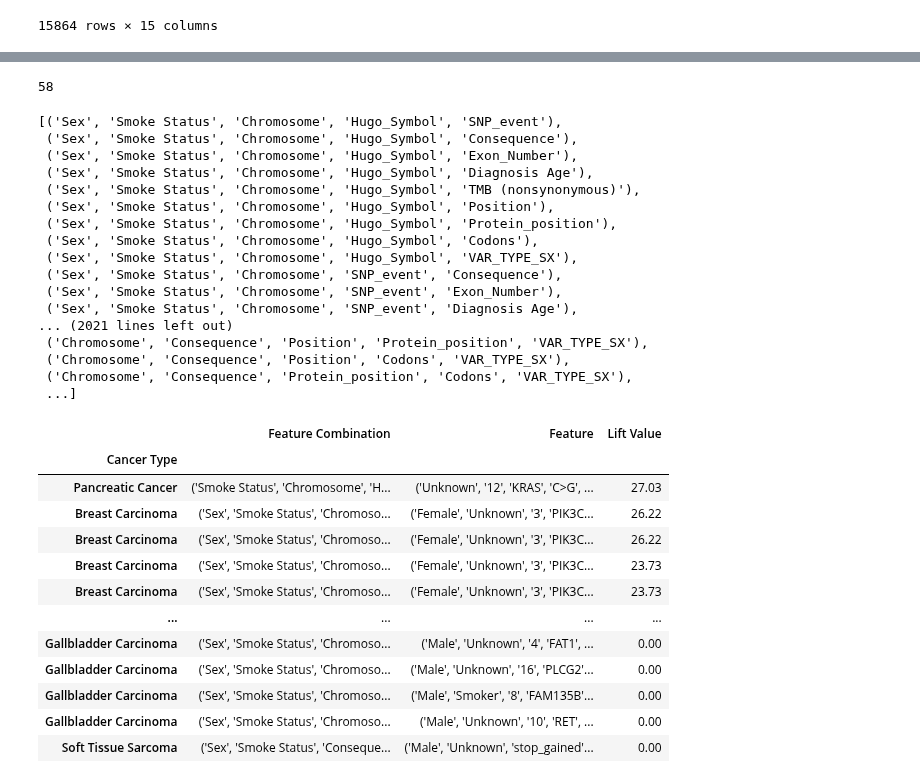
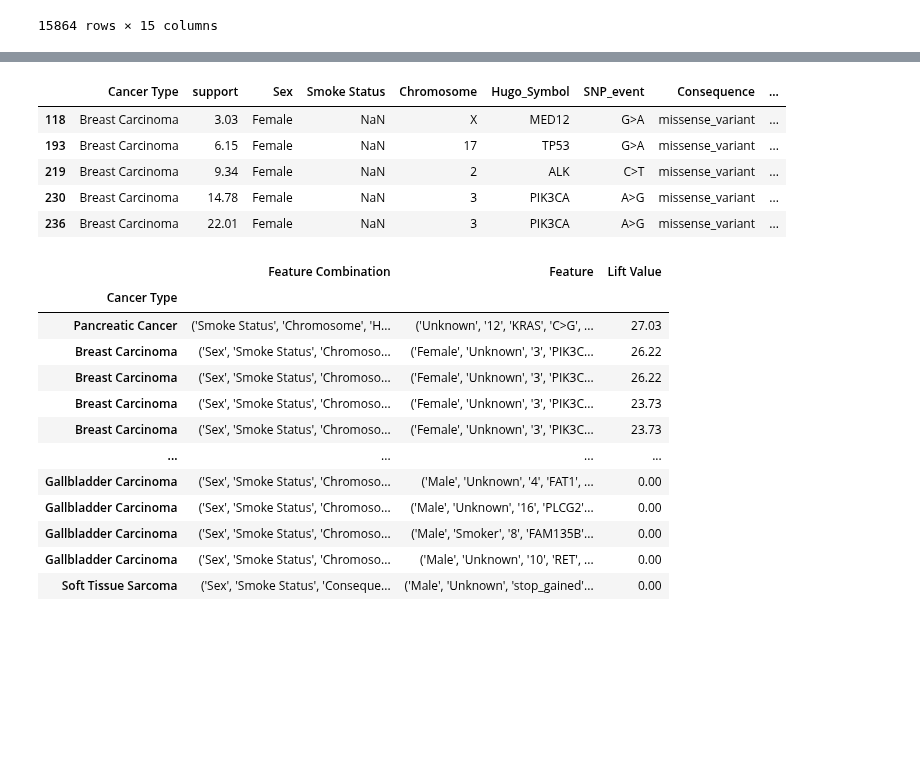
Before and after one commit to Taneun/OncoHypothesis-LLM-Ranker, a Jupyter notebook: pan_cancer/Lift.ipynb, the cells around one changed output, grey strips where cells are left out. Saved outputs shown, nothing was run; the diff lists cells and outputs as text; code cells hidden in the pictures; blank space fills up the shorter version.

```diff
--- a/pan_cancer/Lift.ipynb
+++ b/pan_cancer/Lift.ipynb
@@ -289,45 +288,24 @@ merged_df.sort_values(by=["Hugo_Symbol", "Lift Value", "Cancer Type"], ascending
 | 2694 | Pancreatic Cancer | 3.00 | Female | Unknown | 17 | TP53 | C>T | missense_variant | ... |
 | 821 | Esophageal Carcinoma | 13.73 | Male | Unknown | 17 | ZNF750 | None | None | ... |
 # %%
-columns_to_combine = ['Sex', 'Smoke Status', 'Chromosome', 'Hugo_Symbol', 'SNP_event',
-                      "Consequence", 'Exon_Number', "Diagnosis Age", "TMB (nonsynonymous)",
-                      "Position", "Protein_position", "Codons", "VAR_TYPE_SX"]
-
-# Step 1: Generate feature combinations from each row in merged_df
-feature_combinations = []
-
-for idx, row in merged_df.iterrows():
-    # For each row, we extract the columns with non-null values
-    non_null_columns = row[columns_to_combine].dropna().index.tolist()
-
-    # Step 2: Generate combinations of non-null columns for this row
-    # The size of the combination is the number of non-null columns in the row
-    if len(non_null_columns) > 1:  # Only consider rows with more than one non-null value
-        row_combinations = list(combinations(non_null_columns, len(non_null_columns)))  # Combinations with the size of all non-null columns
-        feature_combinations.extend(row_combinations)
+merged_df = merged_df[merged_df['Lift Value'] > 1]
+merged_df['Smoke Status'] = merged_df['Smoke Status'].replace('Unknown', np.nan)
 # %%
-len(list(feature_combinations))
+def row_to_sentence(row):
+    return " AND ".join(
+        f"{col} value is {val}"
+        for col, val in row.items()
+        if pd.notnull(val) and col != "Cancer Type" and col!="Lift Value"
+    )
-# %% [output]
-58
 # %%
-features_comb
+merged_df['hypo_factors'] = merged_df.apply(row_to_sentence, axis=1)
+merged_df.rename(columns={'Lift Value': 'support'}, inplace=True)
-# %% [output]
-[('Sex', 'Smoke Status', 'Chromosome', 'Hugo_Symbol', 'SNP_event'),
- ('Sex', 'Smoke Status', 'Chromosome', 'Hugo_Symbol', 'Consequence'),
- ('Sex', 'Smoke Status', 'Chromosome', 'Hugo_Symbol', 'Exon_Number'),
- ('Sex', 'Smoke Status', 'Chromosome', 'Hugo_Symbol', 'Diagnosis Age'),
- ('Sex', 'Smoke Status', 'Chromosome', 'Hugo_Symbol', 'TMB (nonsynonymous)'),
- ('Sex', 'Smoke Status', 'Chromosome', 'Hugo_Symbol', 'Position'),
- ('Sex', 'Smoke Status', 'Chromosome', 'Hugo_Symbol', 'Protein_position'),
- ('Sex', 'Smoke Status', 'Chromosome', 'Hugo_Symbol', 'Codons'),
- ('Sex', 'Smoke Status', 'Chromosome', 'Hugo_Symbol', 'VAR_TYPE_SX'),
- ('Sex', 'Smoke Status', 'Chromosome', 'SNP_event', 'Consequence'),
- ('Sex', 'Smoke Status', 'Chromosome', 'SNP_event', 'Exon_Number'),
- ('Sex', 'Smoke Status', 'Chromosome', 'SNP_event', 'Diagnosis Age'),
-... (2021 lines left out)
- ('Chromosome', 'Consequence', 'Position', 'Protein_position', 'VAR_TYPE_SX'),
- ('Chromosome', 'Consequence', 'Position', 'Codons', 'VAR_TYPE_SX'),
- ('Chromosome', 'Consequence', 'Protein_position', 'Codons', 'VAR_TYPE_SX'),
- ...]
 # %%
-cancer_prob, features_comb = data_prep_lift(data_for_lift, merged_df)
+merged_df.head()
+# %% [output]
+|  | Cancer Type | support | Sex | Smoke Status | Chromosome | Hugo_Symbol | SNP_event | Consequence | ... |
+| 118 | Breast Carcinoma | 3.03 | Female | NaN | X | MED12 | G>A | missense_variant | ... |
+| 193 | Breast Carcinoma | 6.15 | Female | NaN | 17 | TP53 | G>A | missense_variant | ... |
+| 219 | Breast Carcinoma | 9.34 | Female | NaN | 2 | ALK | C>T | missense_variant | ... |
+| 230 | Breast Carcinoma | 14.78 | Female | NaN | 3 | PIK3CA | A>G | missense_variant | ... |
+| 236 | Breast Carcinoma | 22.01 | Female | NaN | 3 | PIK3CA | A>G | missense_variant | ... |
```
Also changed, not shown: parts of 2 cells of this notebook, 1 other file.
